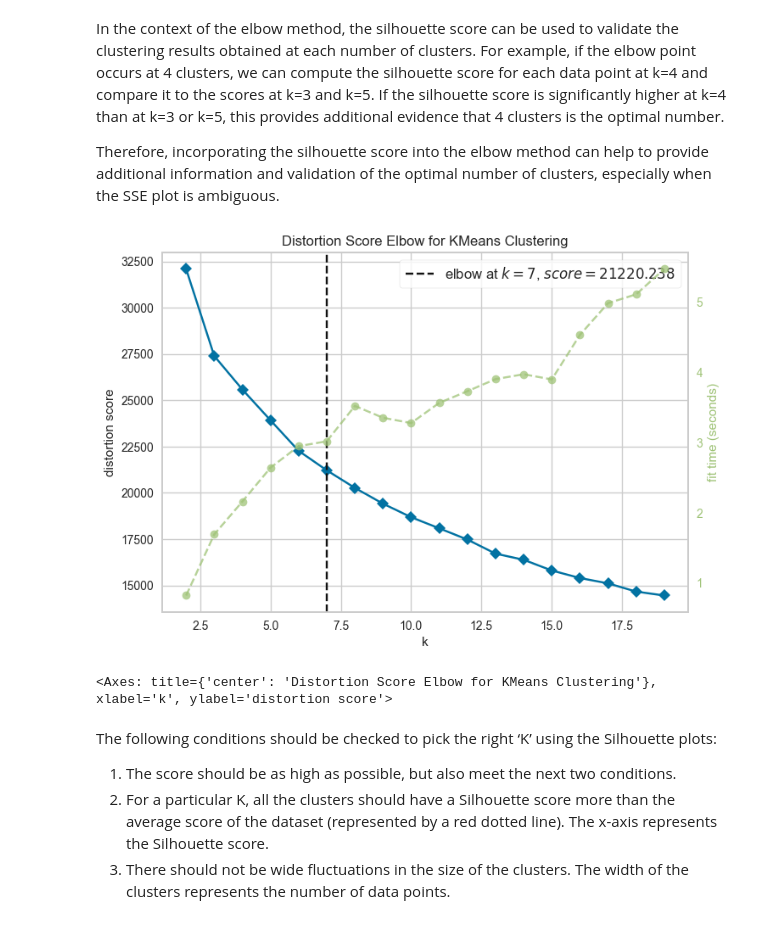
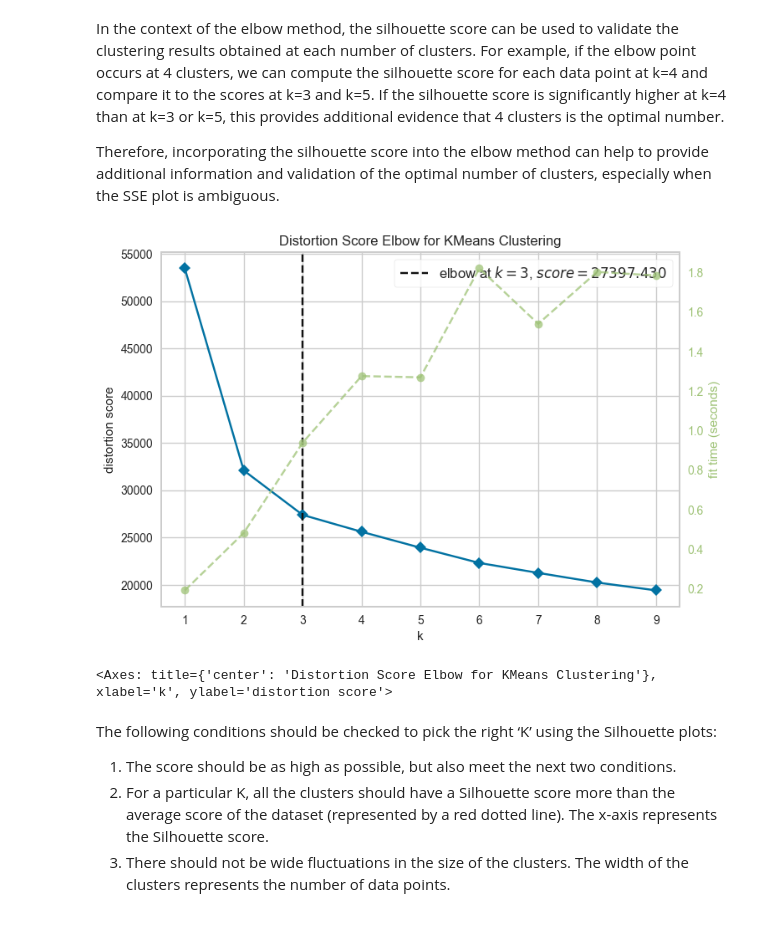
Before and after one commit to AntunesCSR/DM_Group_Project, a Jupyter notebook: HA3/HA3_Catia.ipynb, the cells around one changed output. Cells and saved outputs as stored; diff of their text form; code cells hidden in the pictures.

Commit message:
KMeans++ and new Silhouette scores - NOT MAIN DOC

```diff
--- a/HA3/HA3_Catia.ipynb
+++ b/HA3/HA3_Catia.ipynb
@@ -158,9 +168,9 @@ print(merged_X[:5])
 
 # Calculate the sum of squared distances for each number of clusters
 sum_of_squared_distances = []
-K = range(1,20)
+K = range(1,10)
 for k in K:
-    km = KMeans(n_clusters=k, n_init=20)
+    km = KMeans(n_clusters=k, init='random', n_init=10, max_iter=300, random_state=0)
     km = km.fit(merged_X)
     sum_of_squared_distances.append(km.inertia_)
 
@@ -186,14 +196,14 @@ In the context of the elbow method, the silhouette score can be used to validate
 Therefore, incorporating the silhouette score into the elbow method can help to provide additional information and validation of the optimal number of clusters, especially when the SSE plot is ambiguous.
 # %%
 # Elbow curve with Silhouette score
-km = KMeans(random_state=42, n_init=20)
-visualizer = KElbowVisualizer(km, k=(2,20))
+km = km = KMeans(n_clusters=k, n_init=10, max_iter=300, random_state=0)
+visualizer = KElbowVisualizer(km, k=(1,10))
 
 # Fit the data to the visualizer
 visualizer.fit(merged_X)
 visualizer.show()
 # %% [output]
-[figure, old version]
+[figure, new version]
 <Axes: title={'center': 'Distortion Score Elbow for KMeans Clustering'}, xlabel='k', ylabel='distortion score'>
 # %% [markdown]
 The following conditions should be checked to pick the right ‘K’ using the Silhouette plots:
```
Also changed, not shown: parts of 10 cells of this notebook.
